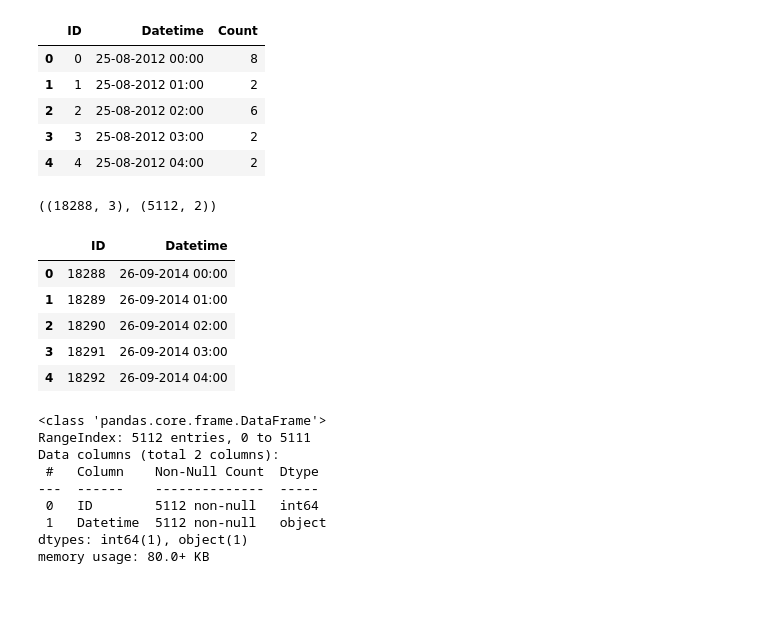
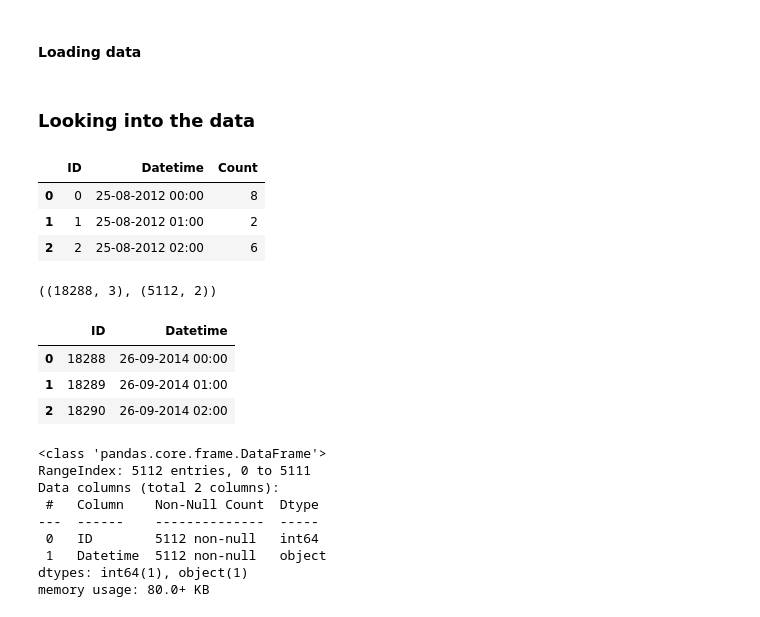
Before and after one commit to AgusTP/Data-Science, a Jupyter notebook: Time Series with ARIMA/Time Series with ARIMA.ipynb, the cells around one changed output. Drawn from its saved outputs; the diff is of its cells as text; code cells hidden in the pictures.

```diff
--- a/Time Series with ARIMA/Time Series with ARIMA.ipynb
+++ b/Time Series with ARIMA/Time Series with ARIMA.ipynb
@@ -8,34 +16,34 @@ from datetime import datetime
 %matplotlib inline
 import warnings
 warnings.filterwarnings("ignore")
+# %% [markdown]
+#### Loading data
 # %%
 test = pd.read_csv("Test.csv")
 train = pd.read_csv("Train.csv")
 # %%
 test_original = test.copy()
 train_original = train.copy()
+# %% [markdown]
+### Looking into the data
 # %%
-train.head()
+train.head(3)
 # %% [output]
 |  | ID | Datetime | Count |
 | 0 | 0 | 25-08-2012 00:00 | 8 |
 | 1 | 1 | 25-08-2012 01:00 | 2 |
 | 2 | 2 | 25-08-2012 02:00 | 6 |
-| 3 | 3 | 25-08-2012 03:00 | 2 |
-| 4 | 4 | 25-08-2012 04:00 | 2 |
 # %%
 train.shape, test.shape
 # %% [output]
 ((18288, 3), (5112, 2))
 # %%
-test.head() # We will make predictions on the passengers count
+test.head(3) # We will make predictions on the passengers count
 # %% [output]
 |  | ID | Datetime |
 | 0 | 18288 | 26-09-2014 00:00 |
 | 1 | 18289 | 26-09-2014 01:00 |
 | 2 | 18290 | 26-09-2014 02:00 |
-| 3 | 18291 | 26-09-2014 03:00 |
-| 4 | 18292 | 26-09-2014 04:00 |
 # %%
 test.info()
 # %% [output]
```
Also changed, not shown: parts of 18 cells of this notebook.
